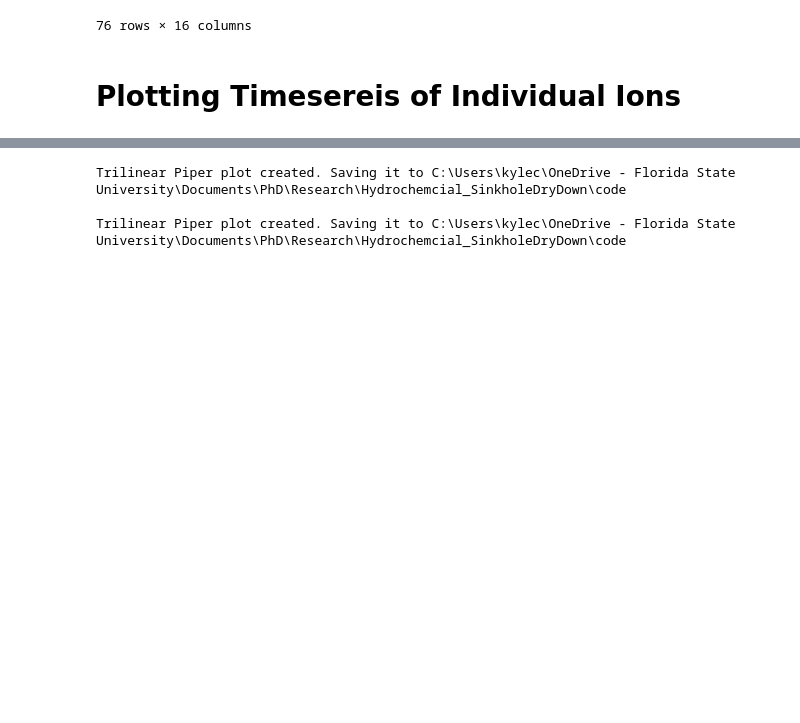
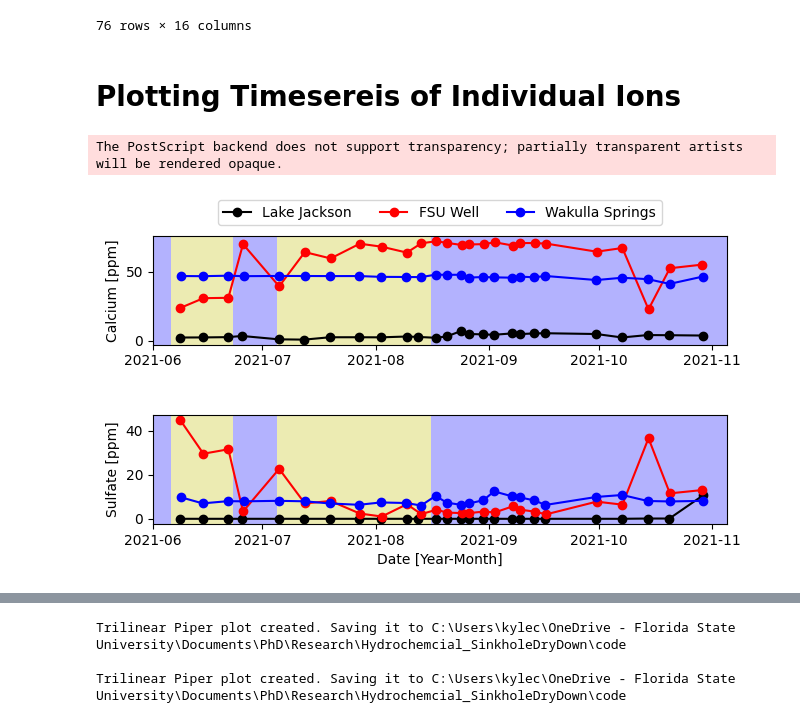
Before and after one commit to kylecompare/Hydrochemcial_SinkholeDryDown, a Jupyter notebook: code/01_WaterQuality.ipynb, the cells around one changed output, grey strips where cells are left out. Saved outputs shown, nothing was run; the diff lists cells and outputs as text; code cells hidden in the pictures; blank space fills up the shorter version.

Commit message:
Update to plotting daily timeseries

```diff
--- a/code/01_WaterQuality.ipynb
+++ b/code/01_WaterQuality.ipynb
@@ -112,3 +114,61 @@ format_df
 76 rows × 16 columns
 # %% [markdown]
 # Plotting Timesereis of Individual Ions
+# %%
+## SPLIT THE SAMPLE SITES INTO DIFFERENT DATAFRAMES
+## Subsetting WQ_DF because it cotains datetime information
+LJ=wq_df.loc[wq_df['Location'] == 'Porter Sink ']
+
+FW=wq_df.loc[wq_df['Location'] == 'FSU Well']
+WS=wq_df.loc[wq_df['Location'] == 'Wakulla Springs']
+LJ=LJ.drop('2021-05-04 13:00:00')
+FW=FW.drop('2021-05-04 12:45:00')
+# %%
+fig, ax = plt.subplots(2,1, figsize=(7,4))
+fig.tight_layout(pad=3.0)
+
+## Calcium Plot
+line1=ax[0].plot(LJ.index, LJ.Calcium,'-o',color='k', label="Lake Jackson")
+line2=ax[0].plot(FW.index, FW.Calcium,'-o',color='r', label="FSU Well")
+line3=ax[0].plot(WS.index, WS.Calcium,'-o',color='b', label="Wakulla Springs")
+ax[0].axvspan('2021-06-01','2021-06-06' ,facecolor='#b3b2fe')
+ax[0].axvspan('2021-06-06', '2021-06-23',facecolor='#ecebb2')
+ax[0].axvspan('2021-06-23', '2021-07-05',facecolor='#b3b2fe')
+ax[0].axvspan('2021-07-05', '2021-08-16',facecolor='#ecebb2')
+ax[0].axvspan('2021-08-16','2021-11-16' ,facecolor='#b3b2fe')
+ax[0].set_xlim(left=datetime.date(2021,6,1), right=datetime.date(2021,11,5))
+
+ax[0].set_ylabel("Calcium [ppm]")
+
+ax[0].legend(ncols=3,bbox_to_anchor=(0.5,1.4), loc="upper center")
+
+## Sulfate Plot
+ax[1].plot(LJ.index, LJ.Sulfate,'-o',color='k')
+ax[1].plot(FW.index, FW.Sulfate,'-o',color='r')
+ax[1].plot(WS.index, WS.Sulfate,'-o',color='b')
+ax[1].axvspan('2021-06-01','2021-06-06' ,facecolor='#b3b2fe')
+ax[1].axvspan('2021-06-06', '2021-06-23',facecolor='#ecebb2')
+ax[1].axvspan('2021-06-23', '2021-07-05',facecolor='#b3b2fe')
+ax[1].axvspan('2021-07-05', '2021-08-16',facecolor='#ecebb2')
+ax[1].axvspan('2021-08-16','2021-11-16' ,facecolor='#b3b2fe')
+ax[1].set_xlim(left=datetime.date(2021,6,1), right=datetime.date(2021,11,5))
+
+ax[1].set_ylabel("Sulfate [ppm]")
+ax[1].set_xlabel("Date [Year-Month]")
+## Sulfate Plot
+#ax[2].plot(LJ.index, LJ.Fluoride,'-o',color='k')ax[2].plot(FW.index, FW.Fluoride,'-o',color='r')
+#ax[2].plot(WS.index, WS.Fluoride,'-o',color='b')
+#ax[2].axvspan('2021-06-01','2021-06-06' ,facecolor='b', alpha=0.3)
+#ax[2].axvspan('2021-06-06', '2021-06-23',facecolor='y', alpha=0.3)
+#ax[2].axvspan('2021-06-23', '2021-07-05',facecolor='b', alpha=0.3)
+#ax[2].axvspan('2021-07-05', '2021-08-16',facecolor='y', alpha=0.3)
+#ax[2].axvspan('2021-08-16','2021-11-16' ,facecolor='b', alpha=0.3)
+#ax[2].set_xlim(left=datetime.date(2021,6,1), right=datetime.date(2021,11,5))
+
+#ax[2].set_ylabel("Fluoride [ppm]")
+#ax[2].set_xlabel("Date [Year-Month]")
+fig.savefig("../plots/WeeklyTimeseries.JPG", dpi=300, format='jpg')
+fig.savefig("../plots/WeeklyTimeseries.EPS", dpi=300, format='eps')
+# %% [output]
+The PostScript backend does not support transparency; partially transparent artists will be rendered opaque.
+[figure, added]
```
Also changed, not shown: parts of 9 cells of this notebook, 5 other files.
